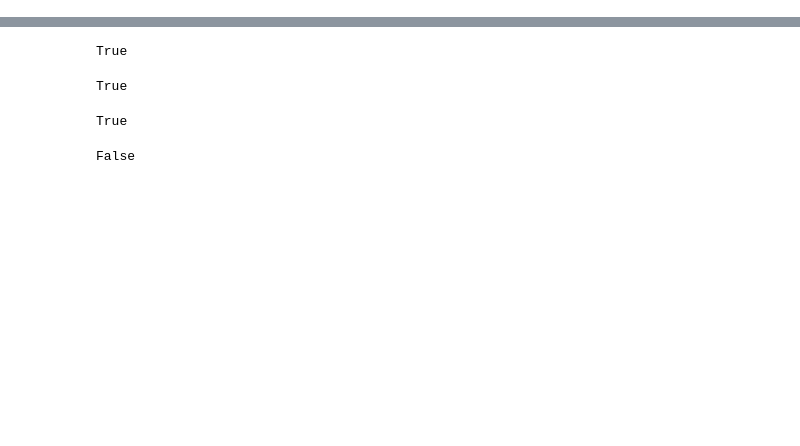
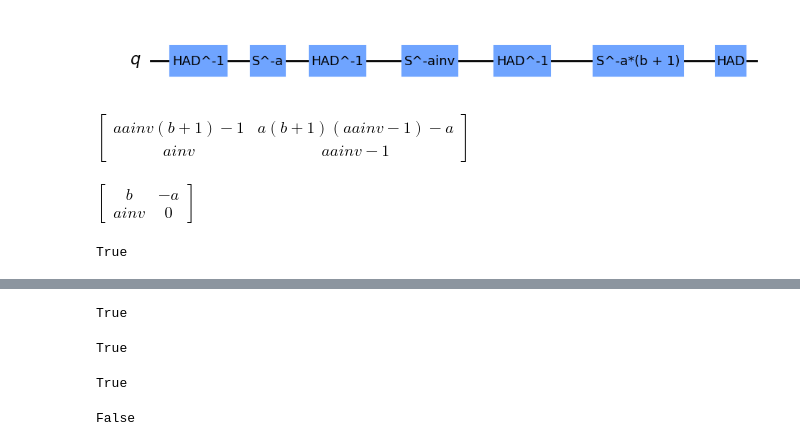
Before and after one commit to jvdwetering/dizx, a Jupyter notebook: notebooks/CircuitSimplifierHacking.ipynb, the cells around one changed output, grey strips where cells are left out. Saved outputs shown, nothing was run; the diff lists cells and outputs as text; code cells hidden in the pictures; blank space fills up the shorter version.

```diff
--- a/notebooks/CircuitSimplifierHacking.ipynb
+++ b/notebooks/CircuitSimplifierHacking.ipynb
@@ -23,6 +23,19 @@ S = dizx.gates.S(0)
 
 lhs = dizx.Circuit(qudit_amount=1, dim=3)
 lhs += H**-1 + S**-a + H**-1 + S**-ainv + H**-1 + S**(-a*(b+1)) + H
+# %%
+lhs.draw()
+# %% [output]
+[figure, added]
+# %%
+m = lhs.to_symplectic_matrix()
+m
+# %% [output]
+$\displaystyle \left[\begin{matrix}a ainv \left(b + 1\right) - 1 & a \left(b + 1\right) \left(a ainv - 1\right) - a\\ainv & a ainv - 1\end{matrix}\right]$
+# %%
+dizx.symplectic.reduce_matrix(m,[(a,ainv),(b,binv)])
+# %% [output]
+$\displaystyle \left[\begin{matrix}b & - a\\ainv & 0\end{matrix}\right]$
 # %%
 #R28 from supplement, but with each S replaced by S**2 to match our semantics. Also had to add another CZ at start to fix semantics.
 from dizx.circuit.gates import CZ, CX, HAD, S, Z, X
@@ -38,6 +51,10 @@ rhs += CZ(0,1) + CX(1,0)
 rhs += S(1)**2 + HAD(1)**2 + S(1)**2
 rhs += CX(0,1)**2
 rhs += S(1)**2 + Z(1)
+# %%
+dizx.symplectic.compare_matrices(lhs.to_symplectic_matrix(), rhs.to_symplectic_matrix(), modulus=3)
+# %% [output]
+True
 # %%
 #R27 from supplement, but with each S replaced by S**2 to match our semantics.
 from dizx.circuit.gates import SWAP
```
Also changed, not shown: parts of 17 cells of this notebook, 6 other files.
